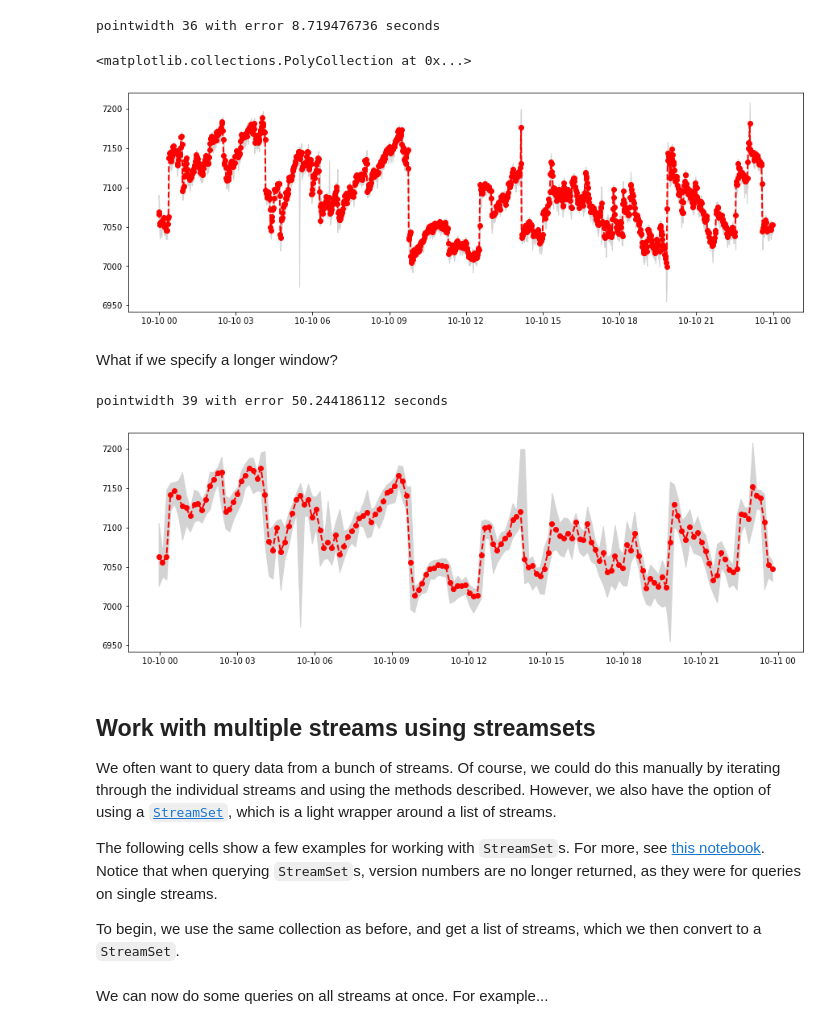
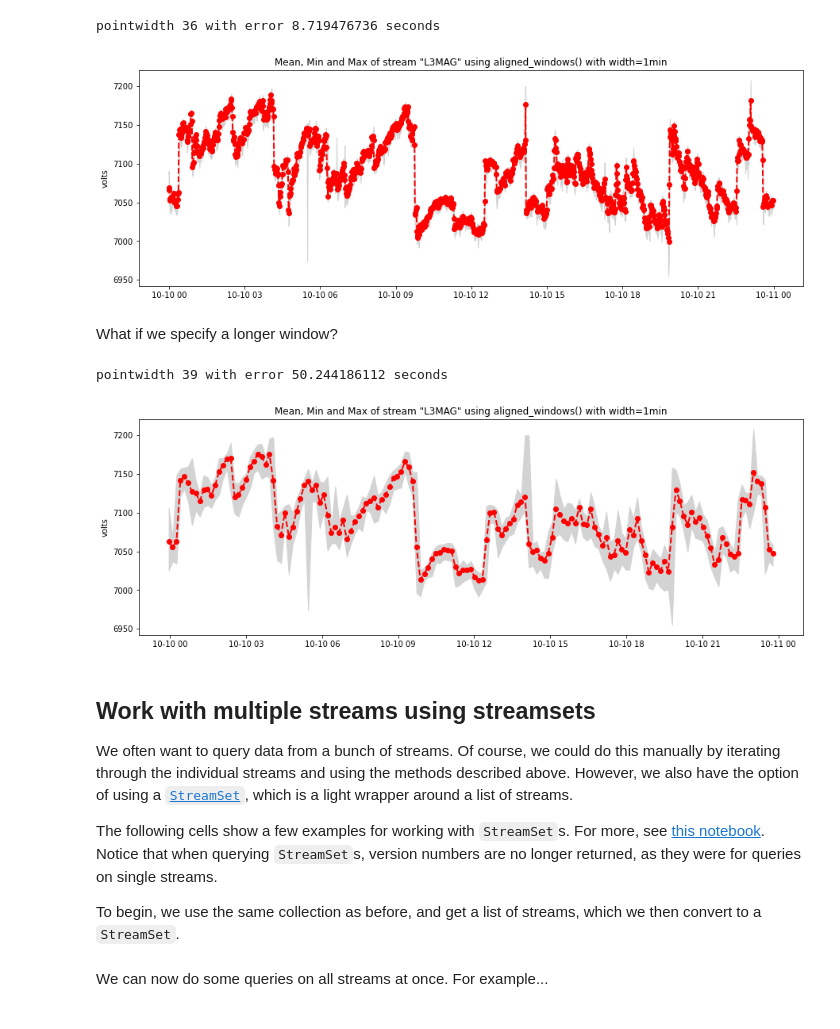
Before and after one commit to PingThingsIO/ni4ai-notebooks, a Jupyter notebook: tutorials/0 - Quick Start Guide.ipynb, the cells around one changed output. Saved outputs shown, nothing was run; the diff lists cells and outputs as text; code cells hidden in the pictures.

````diff
--- a/tutorials/0 - Quick Start Guide.ipynb
+++ b/tutorials/0 - Quick Start Guide.ipynb
@@ -201,7 +201,7 @@ def rawpoints_to_series(rawpts_response):
     return pd.Series(index=times, data=values)
 
 def statpoints_to_dataframe(statpoints):
-    attributes = ['min','mean','max','stddev','count','time',]
+    attributes = ['min','mean','max','stddev','count','time']
 
     df = pd.DataFrame([[getattr(p, attr) for attr in attributes] for p, version in statpoints],
                      columns=attributes)
@@ -301,12 +311,13 @@ data = statpoints_to_dataframe(statpts_response)
 # %%
 plt.figure(figsize=(15, 5))
 # Plot the mean of the windows
 plt.plot(data.index, data['mean'], linewidth=2, color='red', linestyle='--', marker='o')
 # Show the range of the minimum and maximum over the windows
 plt.fill_between(data.index, data['min'], data['max'], color='lightgrey')
+plt.ylabel(stream.tags()['unit'])
+plt.title(f'Mean, Min and Max of stream "{stream.name}" using aligned_windows() with width=1min');
 # %% [output]
-<matplotlib.collections.PolyCollection at 0x...>
-[figure, old version]
+[figure, new version]
 # %% [markdown]
 What if we specify a longer window?
 # %%
@@ -326,13 +337,15 @@ plt.figure(figsize=(15, 5))
 # Plot the mean of the windows
 plt.plot(data.index, data['mean'], linewidth=2, color='red', linestyle='--', marker='o')
 # Show the range of the minimum and maximum over the windows
-plt.fill_between(data.index, data['min'], data['max'], color='lightgrey');
+plt.fill_between(data.index, data['min'], data['max'], color='lightgrey')
+plt.ylabel(stream.tags()['unit'])
+plt.title(f'Mean, Min and Max of stream "{stream.name}" using aligned_windows() with width=1min');
 # %% [output]
 pointwidth 39 with error 50.244186112 seconds
-[figure, old version]
+[figure, new version]
 # %% [markdown]
 ## Work with multiple streams using streamsets
-We often want to query data from a bunch of streams. Of course, we could do this manually by iterating through the individual streams and using the methods described. However, we also have the option of using a [```StreamSet```](https://btrdb.readthedocs.io/en/latest/working/streamsets.html), which is a light wrapper around a list of streams.
+We often want to query data from a bunch of streams. Of course, we could do this manually by iterating through the individual streams and using the methods described above. However, we also have the option of using a [```StreamSet```](https://btrdb.readthedocs.io/en/latest/working/streamsets.html), which is a light wrapper around a list of streams.
 
 The following cells show a few examples for working with ```StreamSet```s. For more, see [this notebook](https://github.com/PingThingsIO/ni4ai-notebooks/blob/main/tutorials/3%20-%20Working%20With%20StreamSets.ipynb). Notice that when querying ```StreamSet```s, version numbers are no longer returned, as they were for queries on single streams.
 
````
Also changed, not shown: parts of 15 cells of this notebook.
